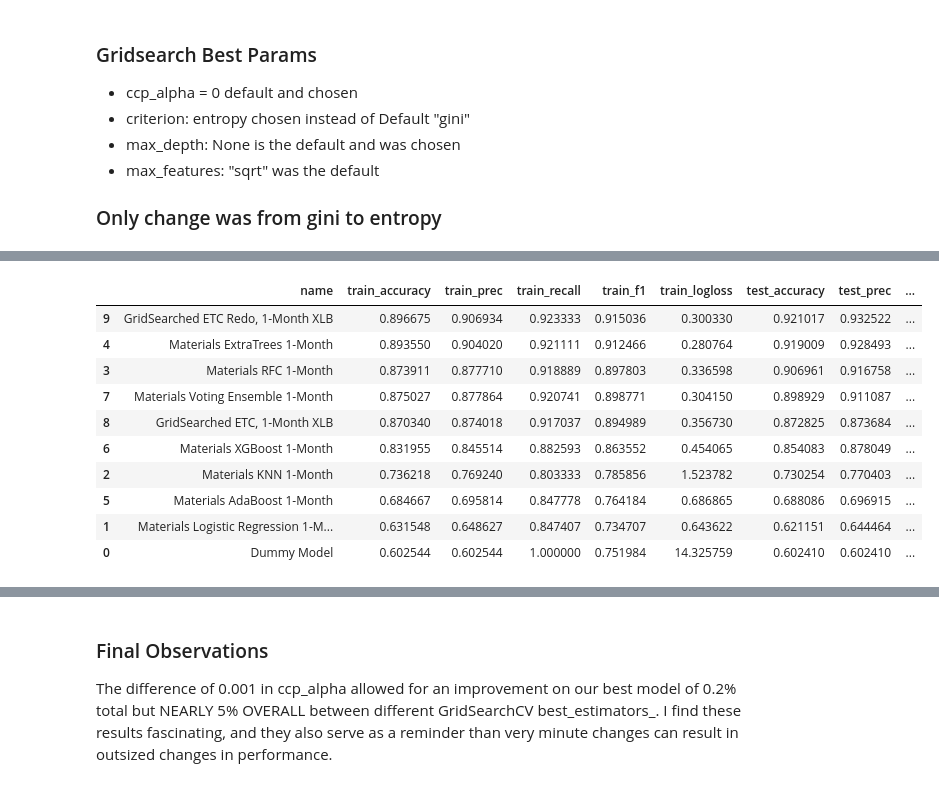
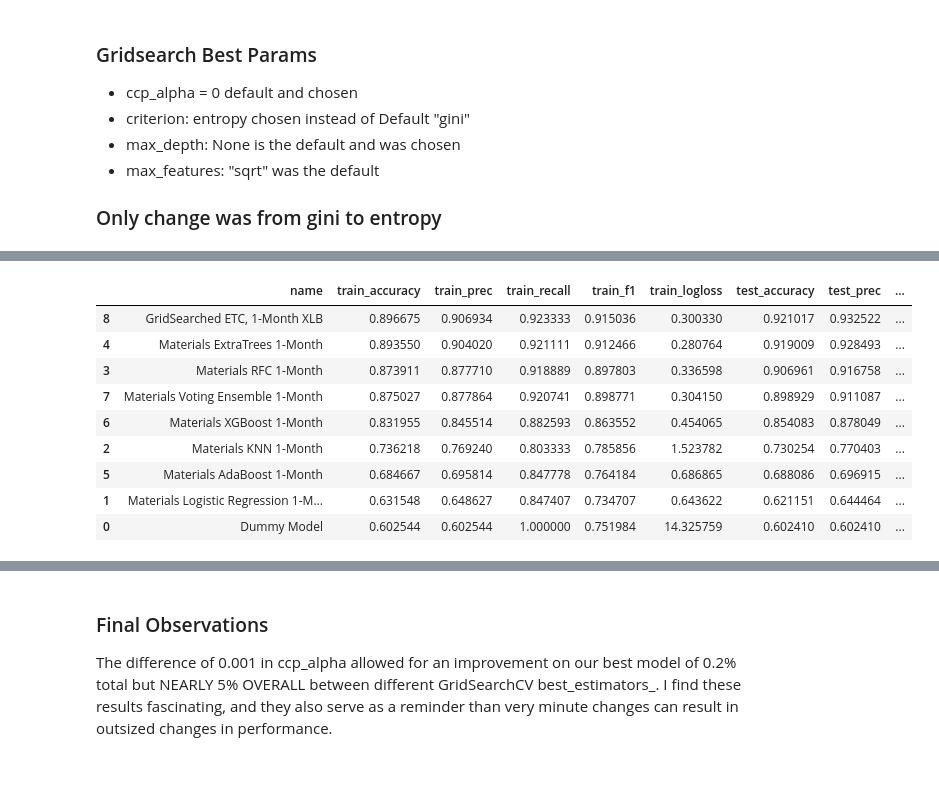
Before and after one commit to dvdhartsman/Stock_Market_Analysis, a Jupyter notebook: 2_SPDR_ETFs.ipynb, the cells around one changed output, grey strips where cells are left out. Saved outputs shown, nothing was run; the diff lists cells and outputs as text; code cells hidden in the pictures.

```diff
--- a/2_SPDR_ETFs.ipynb
+++ b/2_SPDR_ETFs.ipynb
@@ -579,8 +653,7 @@ grid.best_params_
 # %%
 # Adding GridSearchCV searched model
 
-# gridS_cv = Model("GridSearched ETC, 1-Month XLB", grid.best_estimator_, X_train, X_test, y_train, y_test)
-# gridS_cv_redo = Model("GridSearched ETC Redo, 1-Month XLB", grid.best_estimator_, X_train, X_test, y_train, y_test)
-Model.model_df.sort_values(by="test_accuracy", ascending=False)
+# gridS_cv = Materials("GridSearched ETC, 1-Month XLB", grid.best_estimator_, X_train, X_test, y_train, y_test)
+Materials.model_df.sort_values(by="test_accuracy", ascending=False)
 # %% [output]
 [Parallel(n_jobs=4)]: Using backend LokyBackend with 4 concurrent workers.
@@ -588,9 +661,8 @@ Model.model_df.sort_values(by="test_accuracy", ascending=False)
 |  | name | train_accuracy | train_prec | train_recall | train_f1 | train_logloss | test_accuracy | test_prec | ... |
-| 9 | GridSearched ETC Redo, 1-Month XLB | 0.896675 | 0.906934 | 0.923333 | 0.915036 | 0.300330 | 0.921017 | 0.932522 | ... |
+| 8 | GridSearched ETC, 1-Month XLB | 0.896675 | 0.906934 | 0.923333 | 0.915036 | 0.300330 | 0.921017 | 0.932522 | ... |
 | 4 | Materials ExtraTrees 1-Month | 0.893550 | 0.904020 | 0.921111 | 0.912466 | 0.280764 | 0.919009 | 0.928493 | ... |
 | 3 | Materials RFC 1-Month | 0.873911 | 0.877710 | 0.918889 | 0.897803 | 0.336598 | 0.906961 | 0.916758 | ... |
 | 7 | Materials Voting Ensemble 1-Month | 0.875027 | 0.877864 | 0.920741 | 0.898771 | 0.304150 | 0.898929 | 0.911087 | ... |
-| 8 | GridSearched ETC, 1-Month XLB | 0.870340 | 0.874018 | 0.917037 | 0.894989 | 0.356730 | 0.872825 | 0.873684 | ... |
 | 6 | Materials XGBoost 1-Month | 0.831955 | 0.845514 | 0.882593 | 0.863552 | 0.454065 | 0.854083 | 0.878049 | ... |
 | 2 | Materials KNN 1-Month | 0.736218 | 0.769240 | 0.803333 | 0.785856 | 1.523782 | 0.730254 | 0.770403 | ... |
 | 5 | Materials AdaBoost 1-Month | 0.684667 | 0.695814 | 0.847778 | 0.764184 | 0.686865 | 0.688086 | 0.696915 | ... |
```
Also changed, not shown: parts of 298 cells of this notebook, 2 other files.
